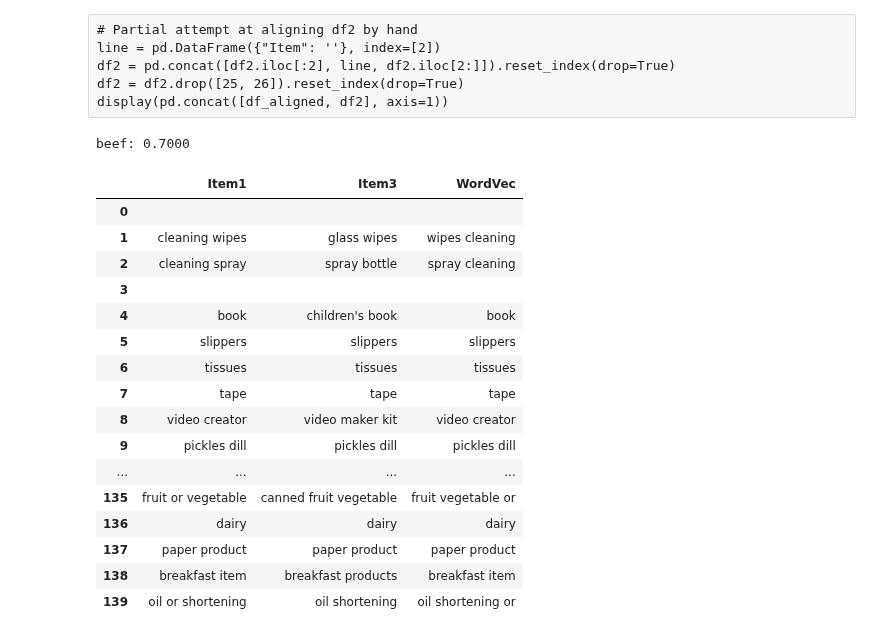
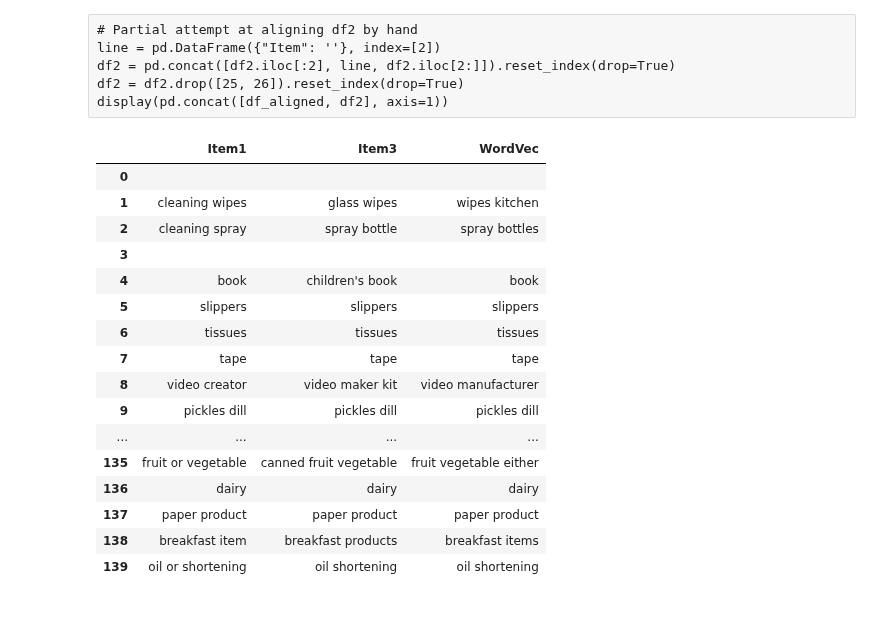
Before and after one commit to jjailer/grocery-receipt-data-cleaning, a Jupyter notebook: Scripts/merge.ipynb, the cells around one changed output. Cells and saved outputs as stored; diff of their text form; code cells hidden in the pictures.

```diff
--- a/Scripts/merge.ipynb
+++ b/Scripts/merge.ipynb
@@ -123,75 +123,63 @@ df2 = df2.drop([25, 26]).reset_index(drop=True)
 display(pd.concat([df_aligned, df2], axis=1))
 # %%
 ### Pre-process
-df_aligned['Item1'] = df_aligned['Item1'].str.replace(r'[()?]', '', regex=True)
-df_aligned['Item1'] = df_aligned['Item1'].str.replace(r'/', ' ', regex=False)
-df_aligned['Item1'] = df_aligned['Item1'].str.replace(r'unknown', '', regex=False)
-df_aligned['Item1'] = df_aligned['Item1'].str.replace('nan', '', regex=False)
+df_hand_aligned['Item1'] = df_hand_aligned['Item1'].str.replace(r'[()?]', '', regex=True)
+df_hand_aligned['Item1'] = df_hand_aligned['Item1'].str.replace(r'/', ' ', regex=False)
+df_hand_aligned['Item1'] = df_hand_aligned['Item1'].str.replace(r'unknown', '', regex=False)
+df_hand_aligned['Item1'] = df_hand_aligned['Item1'].str.replace('nan', '', regex=False)
 
-df_aligned['Item3'] = df_aligned['Item3'].str.replace(r'[()?]', '', regex=True)
-df_aligned['Item3'] = df_aligned['Item3'].str.replace(r'/', ' ', regex=False)
-df_aligned['Item3'] = df_aligned['Item3'].str.replace(r'unknown', '', regex=False)
-df_aligned['Item3'] = df_aligned['Item3'].str.replace('nan', '', regex=False)
+df_hand_aligned['Item3'] = df_hand_aligned['Item3'].str.replace(r'[()?]', '', regex=True)
+df_hand_aligned['Item3'] = df_hand_aligned['Item3'].str.replace(r'/', ' ', regex=False)
+df_hand_aligned['Item3'] = df_hand_aligned['Item3'].str.replace(r'unknown', '', regex=False)
+df_hand_aligned['Item3'] = df_hand_aligned['Item3'].str.replace('nan', '', regex=False)
 # %%
 word_vectors = api.load("glove-wiki-gigaword-200")
-# %%
-wv_result = word_vectors.most_similar(positive=['referees_blaine', 'meat'])
-most_similar_key, similarity = wv_result[0]  # look at the first match
-print(f"{most_similar_key}: {similarity:.4f}")
-# %% [output]
-beef: 0.7000
 # %%
 ### Compare
 def compare(df):
     result = []
     item1_split = df['Item1'].split()
     item2_split = df['Item3'].split()
 
+    # shared words
     item12_intersection = [word for word in item1_split if word in item2_split]
     if item12_intersection:
         for word in item12_intersection:
             result.append(word)
         item1_split = [word for word in item1_split if word not in item12_intersection]
         item2_split = [word for word in item2_split if word not in item12_intersection]
 
+    # discard word outside vocabulary
     item1 = [word for word in item1_split if word in word_vectors.vocab]
     item2 = [word for word in item2_split if word in word_vectors.vocab]
 
-    if not item1 and not item2:
-        return ' '.join(result)
-    elif item1:
-        for word in item1:
-            result.append(word)
-        return ' '.join(result)
-    elif item2:
-        for word in item2:
-            result.append(word)
+    # if either item is exhausted return
+    if not item1 or not item2:
         return ' '.join(result)
 
+    # use word vectors to average remaining words
     wv_result = word_vectors.most_similar(positive=[*item1, *item2])
-    most_similar_key, similarity = wv_result[0]  # look at the first match
-    #print(f"{item1} + {item2} = {most_similar_key}: {similarity:.4f}")
+    most_similar_key, _ = wv_result[0]  # look at the first match
     result.append(most_similar_key)
-    print(result, type(result))
     return ' '.join(result)
 
-df_aligned['WordVec'] = df_aligned.apply(compare, axis=1)
-df_aligned
+df_hand_aligned['WordVec'] = df_hand_aligned.apply(compare, axis=1)
+df_hand_aligned
 # %% [output]
 |  | Item1 | Item3 | WordVec |
 | 0 |  |  |  |
-| 1 | cleaning wipes | glass wipes | wipes cleaning |
-| 2 | cleaning spray | spray bottle | spray cleaning |
+| 1 | cleaning wipes | glass wipes | wipes kitchen |
+| 2 | cleaning spray | spray bottle | spray bottles |
 | 3 |  |  |  |
 | 4 | book | children's book | book |
 | 5 | slippers | slippers | slippers |
 | 6 | tissues | tissues | tissues |
 | 7 | tape | tape | tape |
-| 8 | video creator | video maker kit | video creator |
+| 8 | video creator | video maker kit | video manufacturer |
 | 9 | pickles dill | pickles dill | pickles dill |
 | ... | ... | ... | ... |
-| 135 | fruit or vegetable | canned fruit vegetable | fruit vegetable or |
+| 135 | fruit or vegetable | canned fruit vegetable | fruit vegetable either |
 | 136 | dairy | dairy | dairy |
 | 137 | paper product | paper product | paper product |
-| 138 | breakfast item | breakfast products | breakfast item |
-| 139 | oil or shortening | oil shortening | oil shortening or |
+| 138 | breakfast item | breakfast products | breakfast items |
+| 139 | oil or shortening | oil shortening | oil shortening |
```
Also changed, not shown: parts of 1 cell of this notebook.
